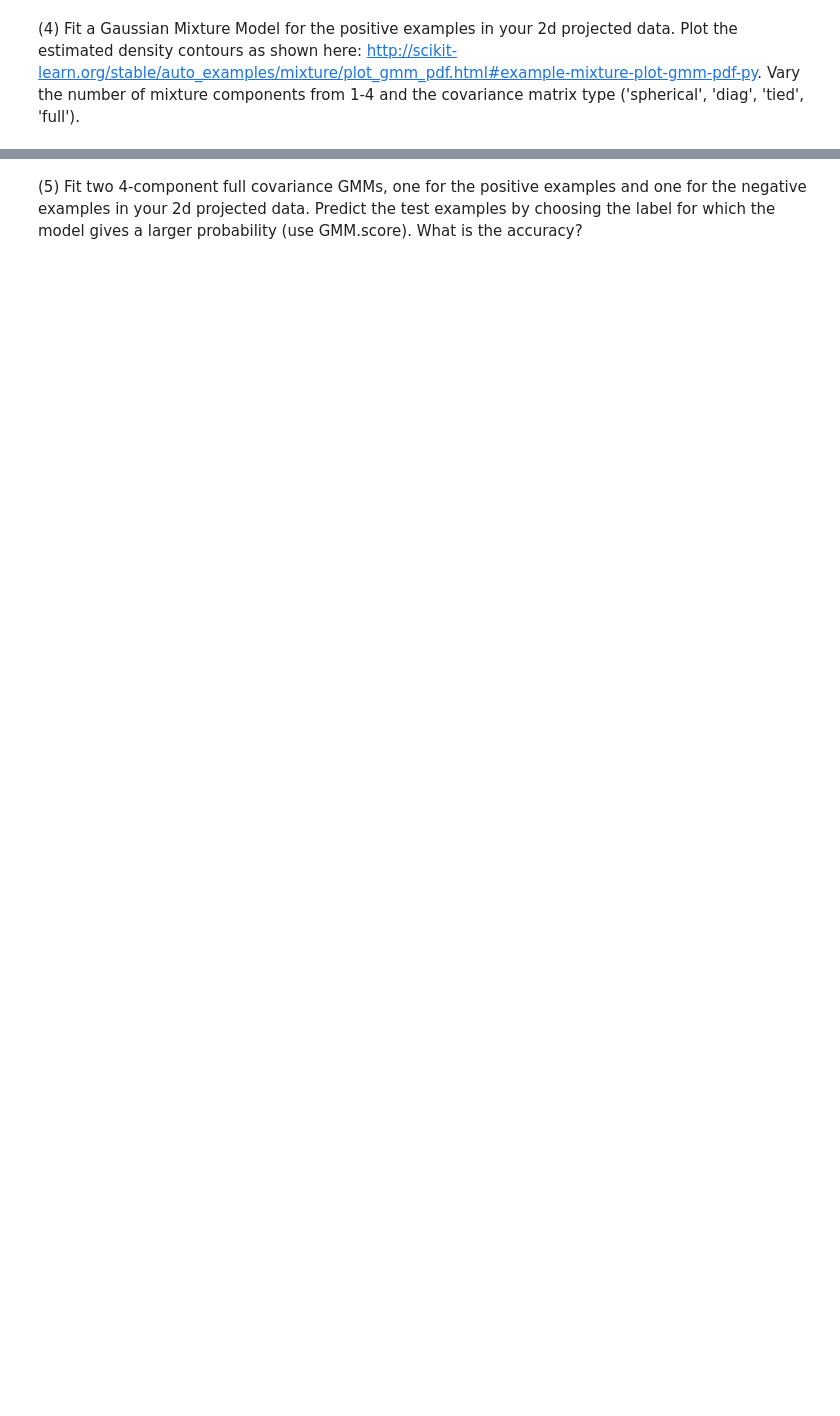
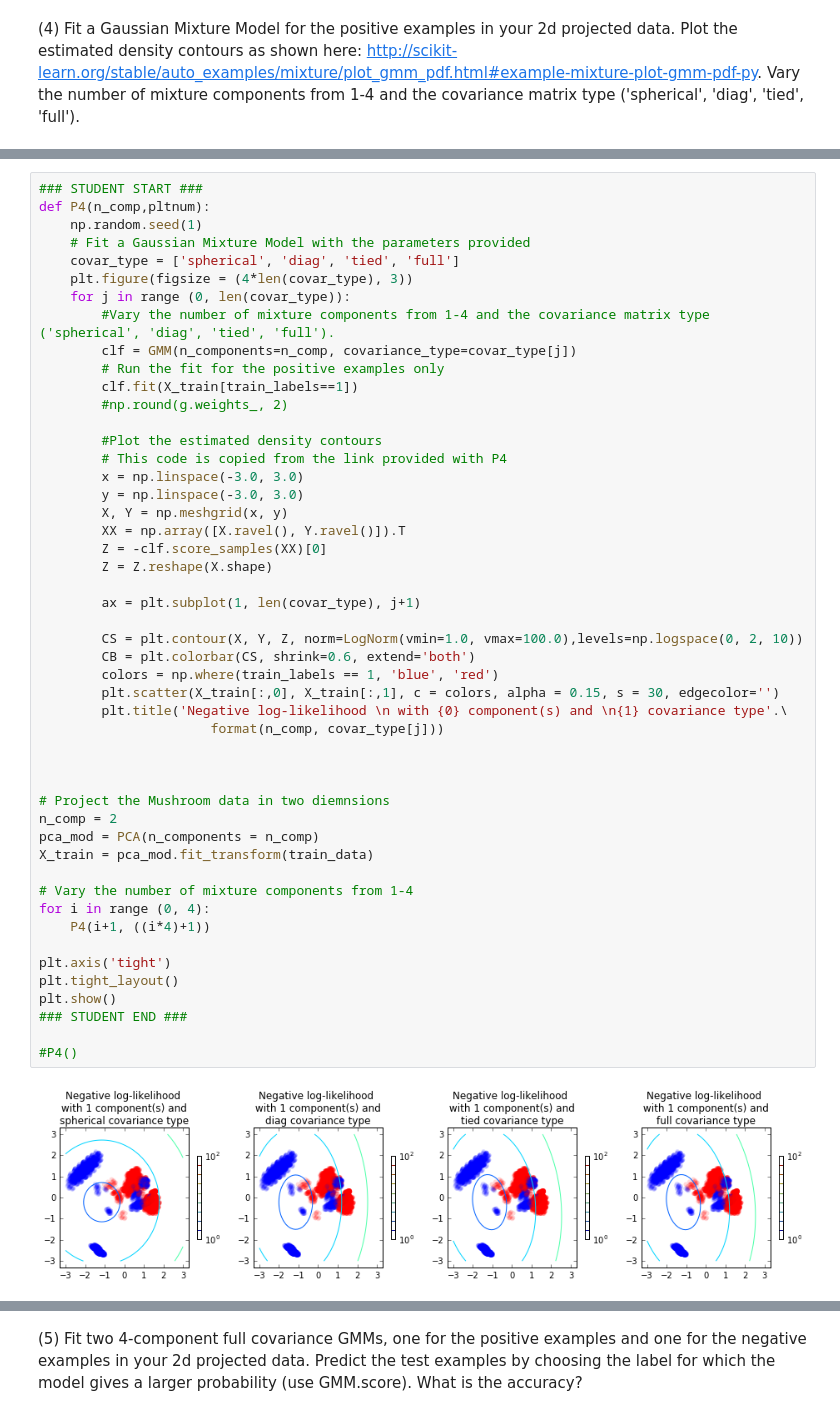
Before and after one commit to sriramrao1/w207, a Jupyter notebook: Sriram_Rao_p3.ipynb, the cells around one changed output, grey strips where cells are left out. Cells and saved outputs as stored; diff of their text form; blank space fills up the shorter version.

```diff
--- a/Sriram_Rao_p3.ipynb
+++ b/Sriram_Rao_p3.ipynb
@@ -348,0 +232,51 @@ plt.show()
+# %%
+### STUDENT START ###
+def P4(n_comp,pltnum):
+    np.random.seed(1)
+    # Fit a Gaussian Mixture Model with the parameters provided
+    covar_type = ['spherical', 'diag', 'tied', 'full']
+    plt.figure(figsize = (4*len(covar_type), 3))
+    for j in range (0, len(covar_type)):
+        #Vary the number of mixture components from 1-4 and the covariance matrix type ('spherical', 'diag', 'tied', 'full').
+        clf = GMM(n_components=n_comp, covariance_type=covar_type[j])
+        # Run the fit for the positive examples only
+        clf.fit(X_train[train_labels==1])
+        #np.round(g.weights_, 2)
+
+        #Plot the estimated density contours
+        # This code is copied from the link provided with P4
+        x = np.linspace(-3.0, 3.0)
+        y = np.linspace(-3.0, 3.0)
+        X, Y = np.meshgrid(x, y)
+        XX = np.array([X.ravel(), Y.ravel()]).T
+        Z = -clf.score_samples(XX)[0]
+        Z = Z.reshape(X.shape)
+
+        ax = plt.subplot(1, len(covar_type), j+1)
+
+        CS = plt.contour(X, Y, Z, norm=LogNorm(vmin=1.0, vmax=100.0),levels=np.logspace(0, 2, 10))
+        CB = plt.colorbar(CS, shrink=0.6, extend='both')
+        colors = np.where(train_labels == 1, 'blue', 'red')
+        plt.scatter(X_train[:,0], X_train[:,1], c = colors, alpha = 0.15, s = 30, edgecolor='')
+        plt.title('Negative log-likelihood \n with {0} component(s) and \n{1} covariance type'.\
+                      format(n_comp, covar_type[j]))
+
+
+
+# Project the Mushroom data in two diemnsions
+n_comp = 2
+pca_mod = PCA(n_components = n_comp)
+X_train = pca_mod.fit_transform(train_data)
+
+# Vary the number of mixture components from 1-4
+for i in range (0, 4):
+    P4(i+1, ((i*4)+1))
+
+plt.axis('tight')
+plt.tight_layout()
+plt.show()
+### STUDENT END ###
+
+#P4()
+# %% [output]
+[figure, added]
```
Also changed, not shown: parts of 9 cells of this notebook.
